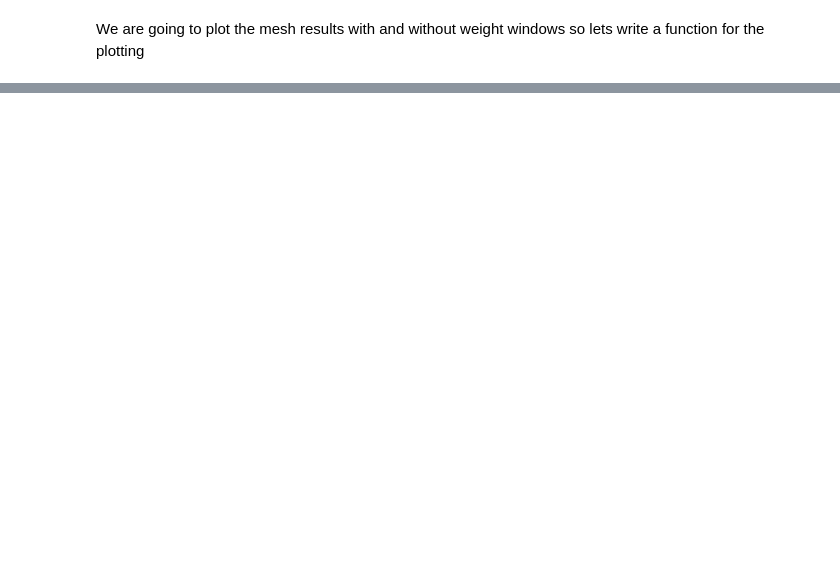
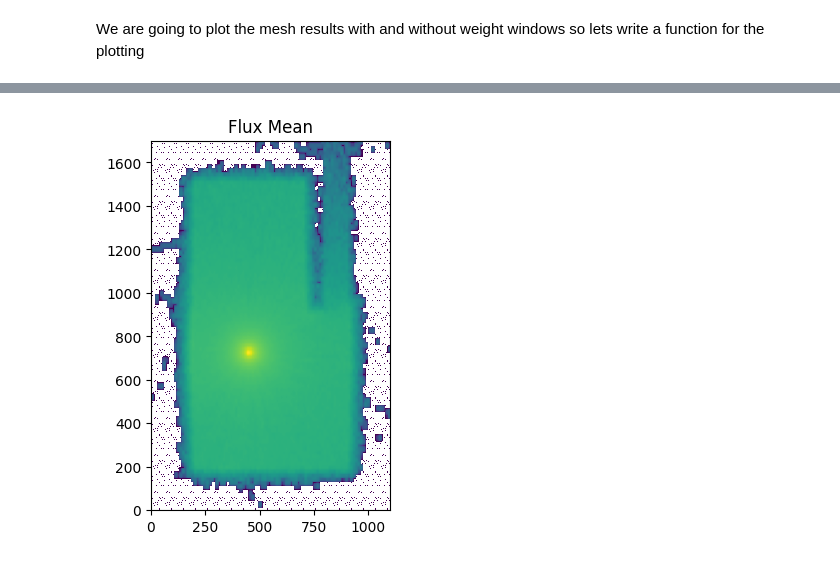
Before and after one commit to fusion-energy/neutronics-workshop, a Jupyter notebook: tasks/task_14_variance_reduction/5_shielded_room_fw_cadis_ww.ipynb, the cells around one changed output, grey strips where cells are left out. Saved outputs shown, nothing was run; the diff lists cells and outputs as text; code cells hidden in the pictures; blank space fills up the shorter version.

Commit message:
[skip ci] ww not helping, need plotting

```diff
--- a/tasks/task_14_variance_reduction/5_shielded_room_fw_cadis_ww.ipynb
+++ b/tasks/task_14_variance_reduction/5_shielded_room_fw_cadis_ww.ipynb
@@ -215,7 +215,7 @@ settings.source = source
 settings.particles = 80
 settings.batches = 5
 
-model = openmc.Model(geometry, materials, settings, tallies)
+model = openmc.Model(geometry, materials_continuous_xs, settings, tallies)
 # %% [markdown]
 Now we run the simulation to generate a statepoint that can be used to make multigroup cross sections
 # %%
@@ -302,6 +302,7 @@ Next we create a mesh that encompasses the entire geometry and scores neutron fl
 # %%
 mesh = openmc.RegularMesh().from_domain(geometry)
 mesh.dimension = (100, 100, 50)
+mesh.id = 1
 
 mesh_filter = openmc.MeshFilter(mesh, filter_id=1)
 particle_filter = openmc.ParticleFilter('neutron', filter_id=2)
@@ -402,2 +415,28 @@ RuntimeError: Fixed sources must be specified by domain id (cell, material, or u
 # %% [markdown]
 We are going to plot the mesh results with and without weight windows so lets write a function for the plotting
+# %%
+settings = openmc.Settings()
+settings.weight_windows_file= 'weight_windows.h5'
+settings.weight_windows_on=True
+source = openmc.IndependentSource(
+    space=space,
+    angle=openmc.stats.Isotropic(),
+    energy=openmc.stats.Discrete([2.5e6], [1.0]),
+    particle="neutron",
+)
+
+settings.run_mode = "fixed source"
+settings.source = source
+settings.particles = 80000
+settings.batches = 5
+
+for id, cell in geometry.get_all_cells().items():
+    if cell.fill.name == 'air':
+        cell.fill = mat_air
+    elif cell.fill.name == 'concrete':
+        cell.fill = mat_concrete
+
+
+!rm s*.h5
+simulation_using_ww = openmc.Model(geometry, materials_continuous_xs, settings, tallies)
+statepoint_with_ww_on = simulation_using_ww.run()
@@ -413,7 +470,7 @@ def plot_mesh_tally(statepoint_filename, image_filename):
     flux_mean = flux_tally.get_reshaped_data(value='mean', expand_dims=True).squeeze()
     # create a plot of the mean flux values
     plt.imshow(
-        flux_mean.T,
+        flux_mean[:,:,25].T,
         origin="lower",
         extent=mesh_extent,
         norm=LogNorm(),
@@ -422,4 +479,6 @@ def plot_mesh_tally(statepoint_filename, image_filename):
 
     plt.savefig(image_filename)
 # %%
-plot_mesh_tally(random_ray_wwg_statepoint, "flux_mean.png")
+plot_mesh_tally(statepoint_with_ww_on, "flux_mean.png")
+# %% [output]
+[figure, added]
```
Also changed, not shown: parts of 8 cells of this notebook.
